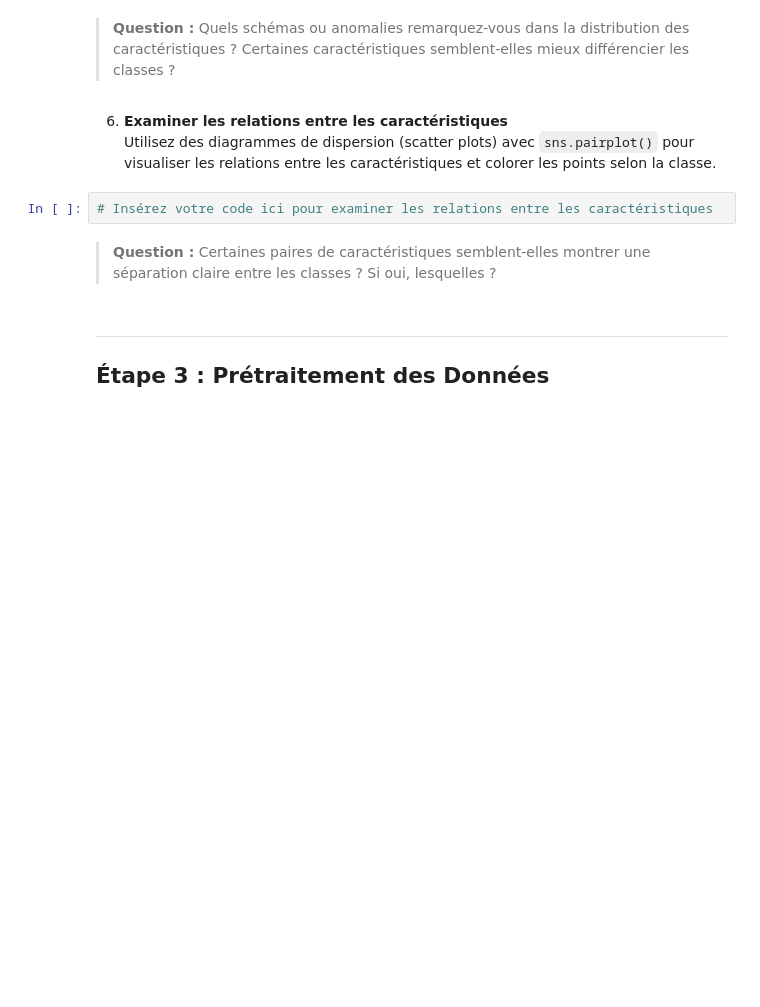
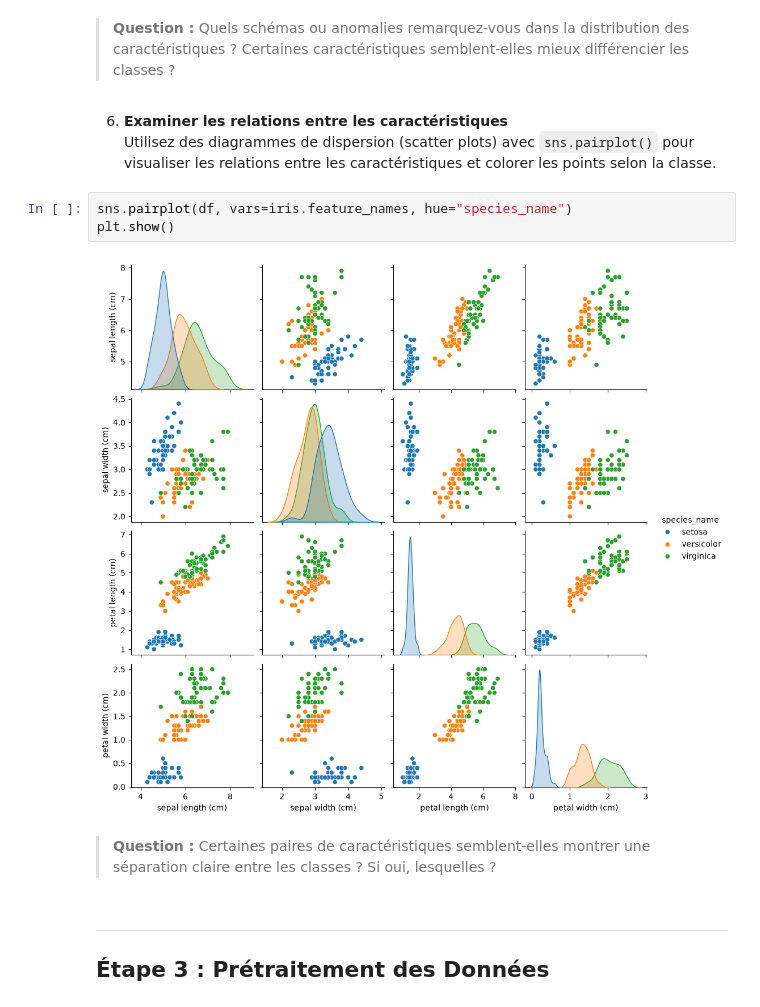
Before and after one commit to loicbonicontact-gif/Machine-Learning-Mise-en-pratique, a Jupyter notebook: notebooks/nb_02_Apprentissage_Supervisé_Classification.ipynb, the cells around one changed output. Cells and saved outputs as stored; diff of their text form; blank space fills up the shorter version.

```diff
--- a/notebooks/nb_02_Apprentissage_Supervisé_Classification.ipynb
+++ b/notebooks/nb_02_Apprentissage_Supervisé_Classification.ipynb
@@ -267,7 +342,10 @@ L’exploration des données, ou **Exploratory Data Analysis (EDA)**, est une é
 6. **Examiner les relations entre les caractéristiques**
    Utilisez des diagrammes de dispersion (scatter plots) avec `sns.pairplot()` pour visualiser les relations entre les caractéristiques et colorer les points selon la classe.
 # %%
-# Insérez votre code ici pour examiner les relations entre les caractéristiques
+sns.pairplot(df, vars=iris.feature_names, hue="species_name")
+plt.show()
+# %% [output]
+[figure, added]
 # %% [markdown]
 > **Question :** Certaines paires de caractéristiques semblent-elles montrer une séparation claire entre les classes ? Si oui, lesquelles ?
 # %% [markdown]
```
Also changed, not shown: parts of 28 cells of this notebook.
